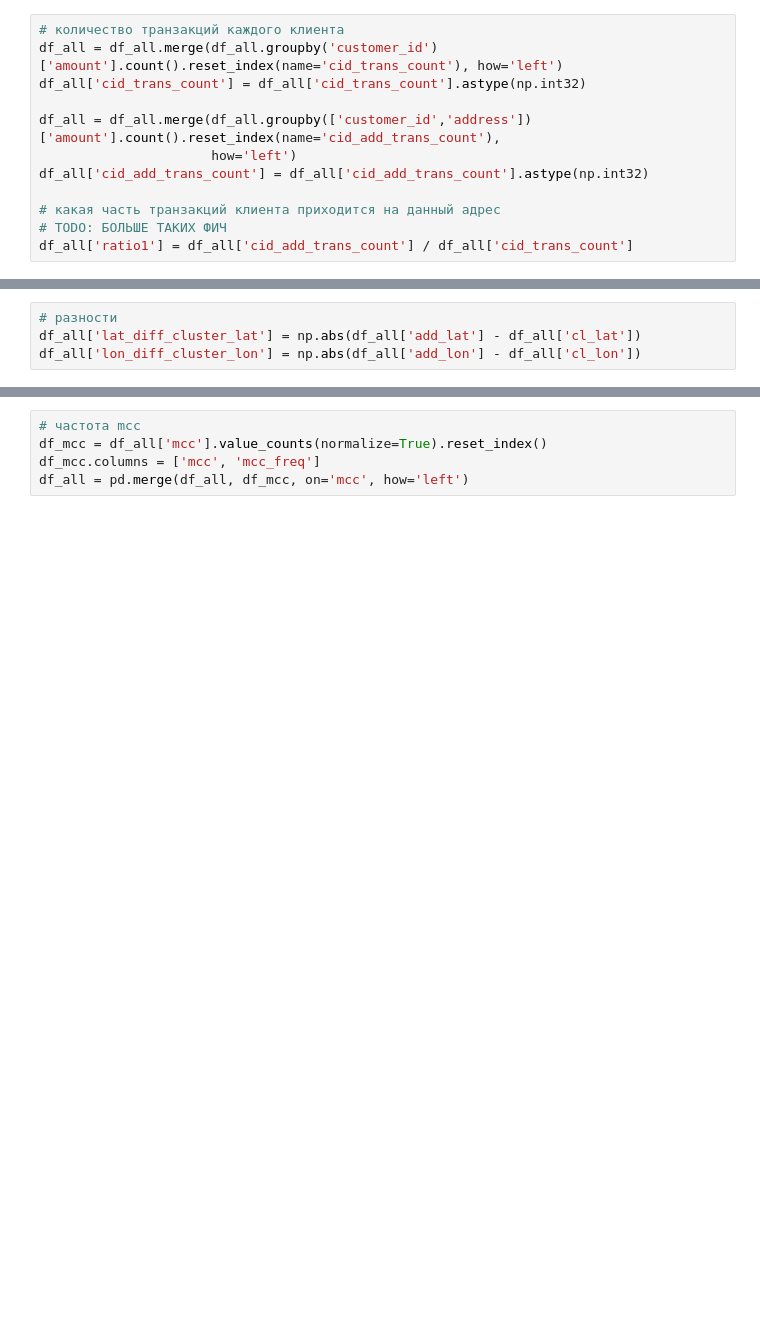
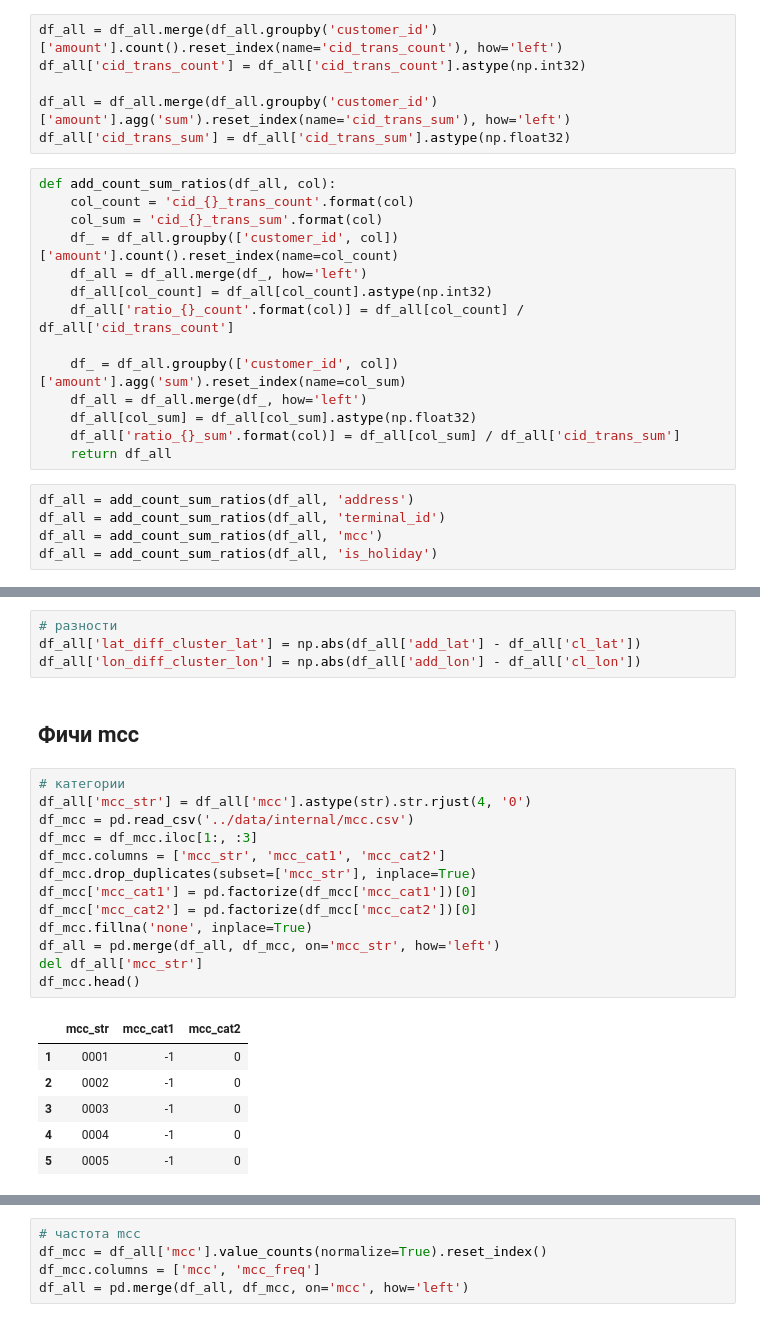
Before and after one commit to vasyarv/raif, a Jupyter notebook: notebooks/Baseline_2.ipynb, the cells around one changed output, grey strips where cells are left out. Saved outputs shown, nothing was run; the diff lists cells and outputs as text; blank space fills up the shorter version.

```diff
--- a/notebooks/Baseline_2.ipynb
+++ b/notebooks/Baseline_2.ipynb
@@ -373,15 +368,28 @@ df_all['address'] = df_all['address'].factorize()[0].astype(np.int32)
 # %%
-# количество транзакций каждого клиента
 df_all = df_all.merge(df_all.groupby('customer_id')['amount'].count().reset_index(name='cid_trans_count'), how='left')
 df_all['cid_trans_count'] = df_all['cid_trans_count'].astype(np.int32)
 
-df_all = df_all.merge(df_all.groupby(['customer_id','address'])['amount'].count().reset_index(name='cid_add_trans_count'),
-                      how='left')
-df_all['cid_add_trans_count'] = df_all['cid_add_trans_count'].astype(np.int32)
-
-# какая часть транзакций клиента приходится на данный адрес
-# TODO: БОЛЬШЕ ТАКИХ ФИЧ
-df_all['ratio1'] = df_all['cid_add_trans_count'] / df_all['cid_trans_count']
+df_all = df_all.merge(df_all.groupby('customer_id')['amount'].agg('sum').reset_index(name='cid_trans_sum'), how='left')
+df_all['cid_trans_sum'] = df_all['cid_trans_sum'].astype(np.float32)
+# %%
+def add_count_sum_ratios(df_all, col):
+    col_count = 'cid_{}_trans_count'.format(col)
+    col_sum = 'cid_{}_trans_sum'.format(col)
+    df_ = df_all.groupby(['customer_id', col])['amount'].count().reset_index(name=col_count)
+    df_all = df_all.merge(df_, how='left')
+    df_all[col_count] = df_all[col_count].astype(np.int32)
+    df_all['ratio_{}_count'.format(col)] = df_all[col_count] / df_all['cid_trans_count']
+
+    df_ = df_all.groupby(['customer_id', col])['amount'].agg('sum').reset_index(name=col_sum)
+    df_all = df_all.merge(df_, how='left')
+    df_all[col_sum] = df_all[col_sum].astype(np.float32)
+    df_all['ratio_{}_sum'.format(col)] = df_all[col_sum] / df_all['cid_trans_sum']
+    return df_all
+# %%
+df_all = add_count_sum_ratios(df_all, 'address')
+df_all = add_count_sum_ratios(df_all, 'terminal_id')
+df_all = add_count_sum_ratios(df_all, 'mcc')
+df_all = add_count_sum_ratios(df_all, 'is_holiday')
 # %% [markdown]
 ## Мои фичи
 # %%
@@ -402,3 +410,25 @@ for c in cols:
 # разности
 df_all['lat_diff_cluster_lat'] = np.abs(df_all['add_lat'] - df_all['cl_lat'])
 df_all['lon_diff_cluster_lon'] = np.abs(df_all['add_lon'] - df_all['cl_lon'])
+# %% [markdown]
+## Фичи mcc
+# %%
+# категории
+df_all['mcc_str'] = df_all['mcc'].astype(str).str.rjust(4, '0')
+df_mcc = pd.read_csv('../data/internal/mcc.csv')
+df_mcc = df_mcc.iloc[1:, :3]
+df_mcc.columns = ['mcc_str', 'mcc_cat1', 'mcc_cat2']
+df_mcc.drop_duplicates(subset=['mcc_str'], inplace=True)
+df_mcc['mcc_cat1'] = pd.factorize(df_mcc['mcc_cat1'])[0]
+df_mcc['mcc_cat2'] = pd.factorize(df_mcc['mcc_cat2'])[0]
+df_mcc.fillna('none', inplace=True)
+df_all = pd.merge(df_all, df_mcc, on='mcc_str', how='left')
+del df_all['mcc_str']
+df_mcc.head()
+# %% [output]
+|  | mcc_str | mcc_cat1 | mcc_cat2 |
+| 1 | 0001 | -1 | 0 |
+| 2 | 0002 | -1 | 0 |
+| 3 | 0003 | -1 | 0 |
+| 4 | 0004 | -1 | 0 |
+| 5 | 0005 | -1 | 0 |
```
Also changed, not shown: parts of 18 cells of this notebook.
